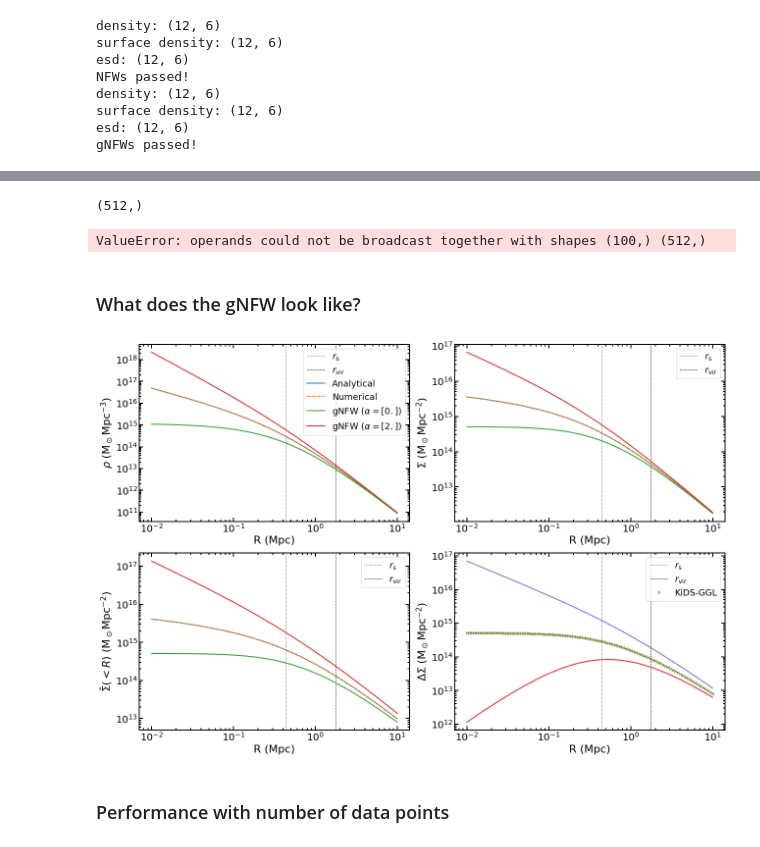
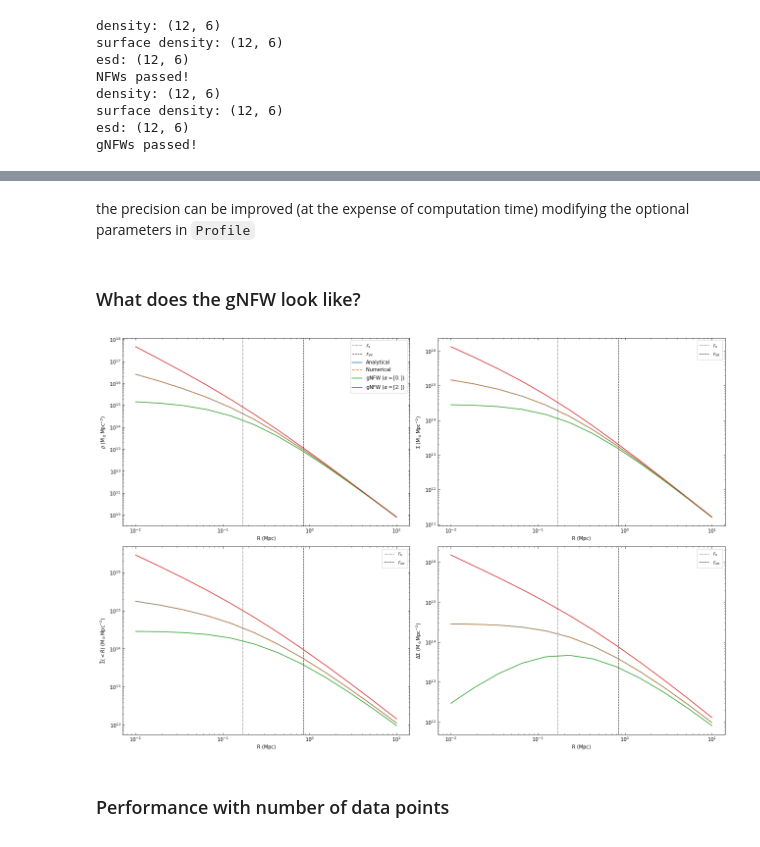
Before and after one commit to cristobal-sifon/astro, a Jupyter notebook: astro/clusters/lensing_ingredients.ipynb, the cells around one changed output, grey strips where cells are left out. Drawn from its saved outputs; the diff is of its cells as text; code cells hidden in the pictures.

```diff
--- a/astro/clusters/lensing_ingredients.ipynb
+++ b/astro/clusters/lensing_ingredients.ipynb
@@ -650,5 +624,0 @@ alphas = 1
-# %%
-gnfw = gNFW(mvirs[0], cs[0], alphas, zs)
-k, g = gnfw.fourier()
-plt.semilogy(k, g)
-k, k.shape, g.shape
@@ -872,35 +762,16 @@ x = pickle.dumps(nfw.esd)
-# %%
-k = np.logspace(-3, 3, 512)
-
-uk_kids = kids_nfw.uk(k, np.array([mvir]), np.array([nfw.rvir]), np.array([c]), z, nfw.rho_bg)[:,0]
-print(uk_kids.shape)
-f = gnfw.fourier(R, k)#, n=k.size)
-print('f =', f.shape)
-# print(f)
-
-fig, axes = plt.subplots(figsize=(16,5), ncols=2)
-for ax in axes:
-    ax.set_xscale('log')
-    ax.set_xlabel('$k$ (Mpc$^{-1}$)')
-ax = axes[0]
-ax.set_yscale('log')
-ax.set_ylabel('$u_k$')
-ax.plot(k, uk_kids);
-ax.plot(k, nfw.fourier(k), '--')
-ax.plot(k, f, 'x')
-ax = axes[1]
-ax.set_ylabel('ratio')
-ax.plot(k, (nfw.fourier(k)/uk_kids))
-ax.axhline(1, ls='--', lw=1)
-ax.set_ylim(0.999, 1.001)
-fig.tight_layout()
-((f > 0) & np.isfinite(f)).sum(), f.size
-# %% [output]
-(512,)
-ValueError: operands could not be broadcast together with shapes (100,) (512,)
+# %% [markdown]
+the precision can be improved (at the expense of computation time) modifying the optional parameters in `Profile`
 # %% [markdown]
 ### What does the gNFW look like?
 # %%
+mvir = 1e14
+c = 5
+z = 0.4
+
+nfw = NFW(mvir, c, z)
+gnfw = gNFW(nfw.mvir, nfw.c, 1, nfw.z)
+gnfw_alt = [gNFW(nfw.mvir, nfw.c, alpha, nfw.z) for alpha in (0, 2)]
+
 rho = nfw.density(R)
 zs = 1.0
 kappa = nfw.convergence(R, zs=zs)
@@ -916,42 +787,40 @@ for ax in axes:
     ax.set_xscale('log')
     ax.set_yscale('log')
 
-gnfw_alt = [gNFW(mvir, c, alpha, z) for alpha in (0, 2)]
 
 ax = axes[0]
 ax.plot(R, rho, label='Analytical')
 ax.plot(R, gnfw.density(R), '--', label='Numerical')
 for g in gnfw_alt:
     ax.plot(R, g.density(R), '-', label=r'gNFW ($\alpha={0}$)'.format(g.alpha))
 ax.set_ylabel(r'$\rho$ (M$_\odot$Mpc$^{-3}$)')
 ax = axes[1]
 ax.plot(R, nfw.surface_density(R))
 ax.plot(R, gnfw.surface_density(R), '--')
 for g in gnfw_alt:
     ax.plot(R, g.surface_density(R), '-')
 ax.set_ylabel(r'$\Sigma$ (M$_\odot$Mpc$^{-2}$)')
 ax = axes[2]
 # ax.plot(R, kappa, label=r'$z_\mathrm{{s}}={0:.1f}$'.format(zs))
 # ax.plot(R, kappa_cmb, label='CMB')
 # ax.set_ylabel(r'Convergence $\kappa$')
 ax.plot(R, nfw.enclosed_surface_density(R))
 ax.plot(R, gnfw.enclosed_surface_density(R), '--')
 for g in gnfw_alt:
     ax.plot(R, g.enclosed_surface_density(R), '-')
 ax.set_ylabel(r'$\bar\Sigma(<R)$ (M$_\odot$Mpc$^{-2}$)')
 ax = axes[3]
 ax.plot(R, nfw.esd(R))
 ax.plot(R, gnfw.esd(R), '--')
-ax.plot(R, esd_kids, 'x', zorder=-1, label='KiDS-GGL')
 for g in gnfw_alt:
     ax.plot(R, g.esd(R), '-')
 ax.set_ylabel(r'$\Delta\Sigma$ (M$_\odot$Mpc$^{-2}$)')
 
 for ax in axes:
     ax.legend()
 fig.tight_layout()
 # %% [output]
-[figure, old version]
+[figure, new version]
 # %% [markdown]
 ### Performance with number of data points
 # %%
```
Also changed, not shown: parts of 26 cells of this notebook.
